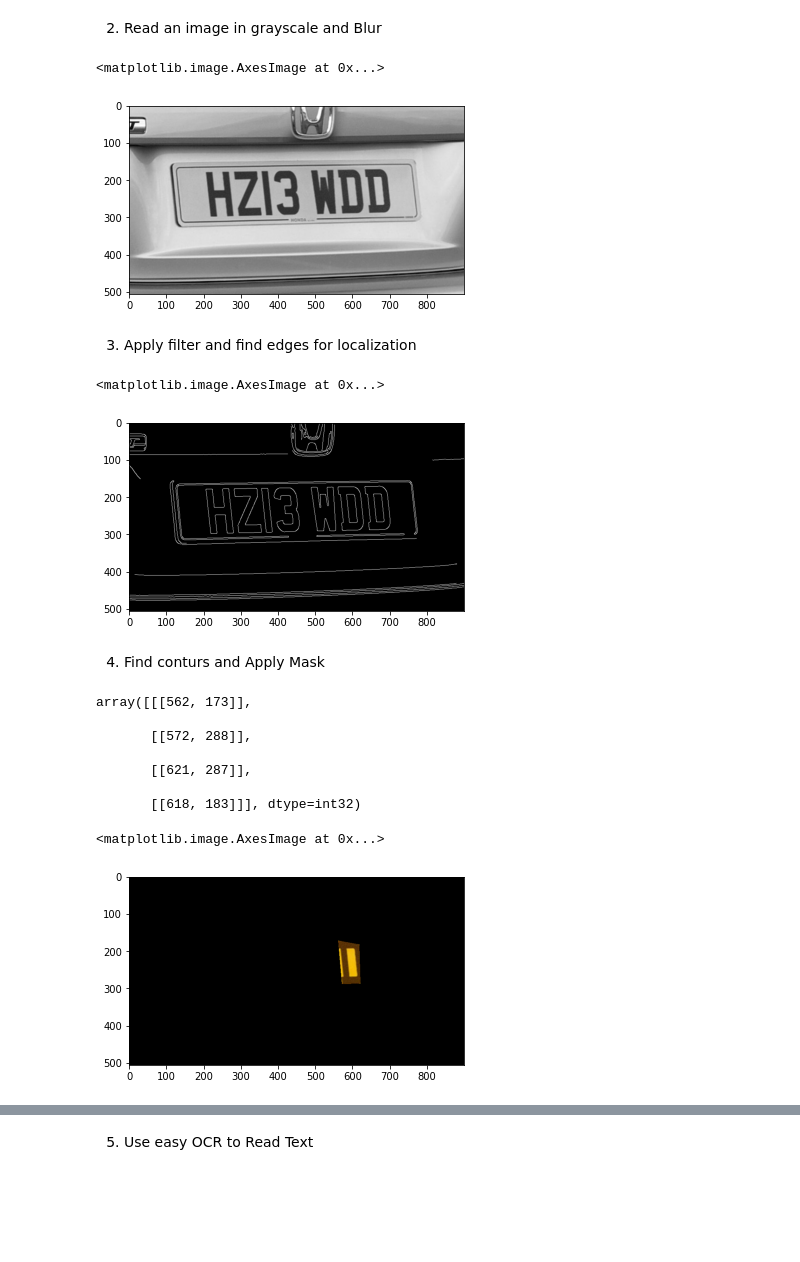
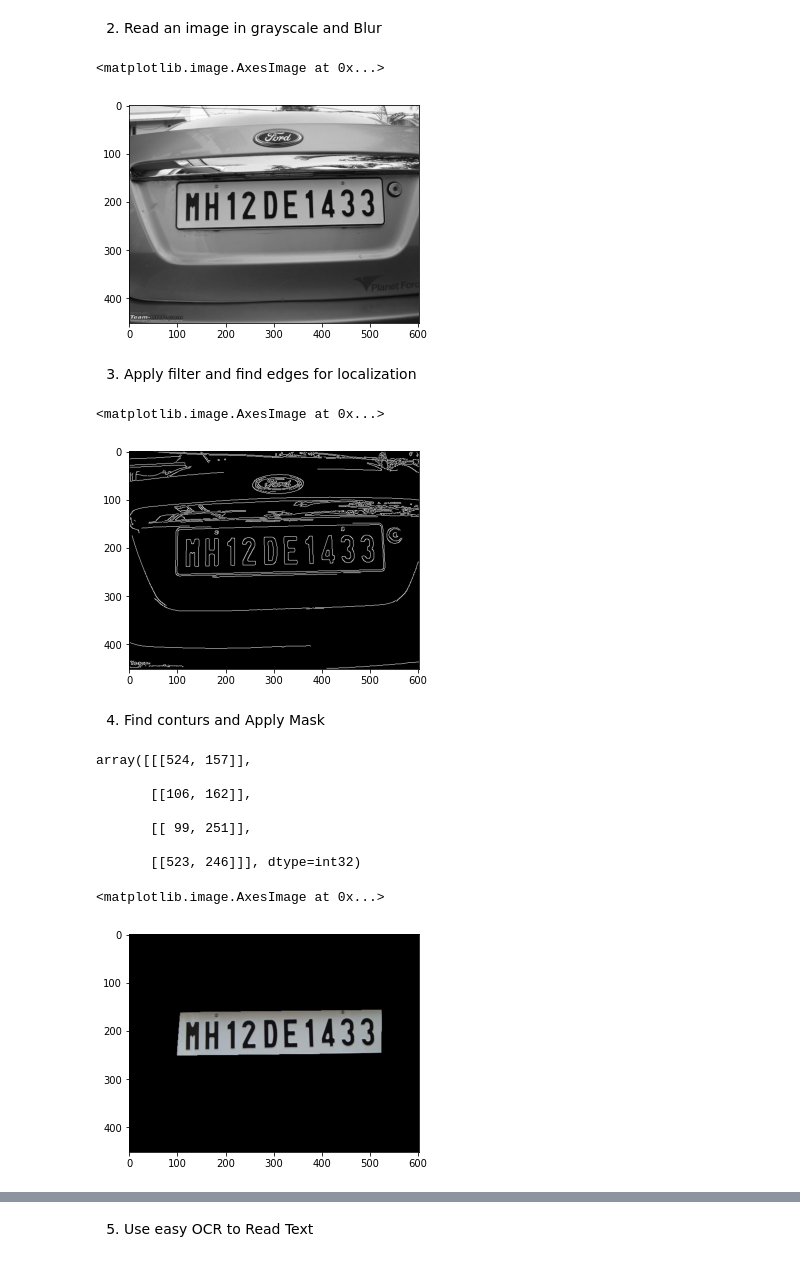
Before and after one commit to rup-ak/Number_Plate_Recognition_System, a Jupyter notebook: ANPR.ipynb, the cells around one changed output, grey strips where cells are left out. Drawn from its saved outputs; the diff is of its cells as text; code cells hidden in the pictures; blank space fills up the shorter version.

```diff
--- a/ANPR.ipynb
+++ b/ANPR.ipynb
@@ -33,12 +15,12 @@ import numpy as np
 # %% [markdown]
 2. Read an image in grayscale and Blur
 # %%
-img=cv.imread('/content/img2.jpg')
+img=cv.imread('/content/img1.jpeg')
 gray=cv.cvtColor(img,cv.COLOR_BGR2GRAY)
 plt.imshow(cv.cvtColor(gray,cv.COLOR_BGR2RGB))
 # %% [output]
 <matplotlib.image.AxesImage at 0x...>
-[figure, old version]
+[figure, new version]
 # %% [markdown]
 3. Apply filter and find edges for localization
 # %%
@@ -47,7 +29,7 @@ edge=cv.Canny(bfilter,100,250)  #eadge detection
 plt.imshow(cv.cvtColor(edge,cv.COLOR_BGR2RGB))
 # %% [output]
 <matplotlib.image.AxesImage at 0x...>
-[figure, old version]
+[figure, new version]
 # %% [markdown]
 4. Find conturs and Apply Mask
 # %%
@@ -64,13 +46,13 @@ for contour in contours:
 # %%
 location
 # %% [output]
-array([[[562, 173]],
+array([[[524, 157]],
 
-       [[572, 288]],
+       [[106, 162]],
 
-       [[621, 287]],
+       [[ 99, 251]],
 
-       [[618, 183]]], dtype=int32)
+       [[523, 246]]], dtype=int32)
 # %%
 mask=np.zeros(gray.shape,np.uint8)
 crop=cv.drawContours(mask, [location],0, 255, -1)
@@ -79,7 +61,7 @@ crop=cv.bitwise_and(img, img, mask=mask)
 plt.imshow(cv.cvtColor(crop, cv.COLOR_BGR2RGB))
 # %% [output]
 <matplotlib.image.AxesImage at 0x...>
-[figure, old version]
+[figure, new version]
 # %%
 (x,y) = np.where(mask==255)
 (x1,y1) = (np.min(x), np.min(y))
```
Also changed, not shown: parts of 4 cells of this notebook.
